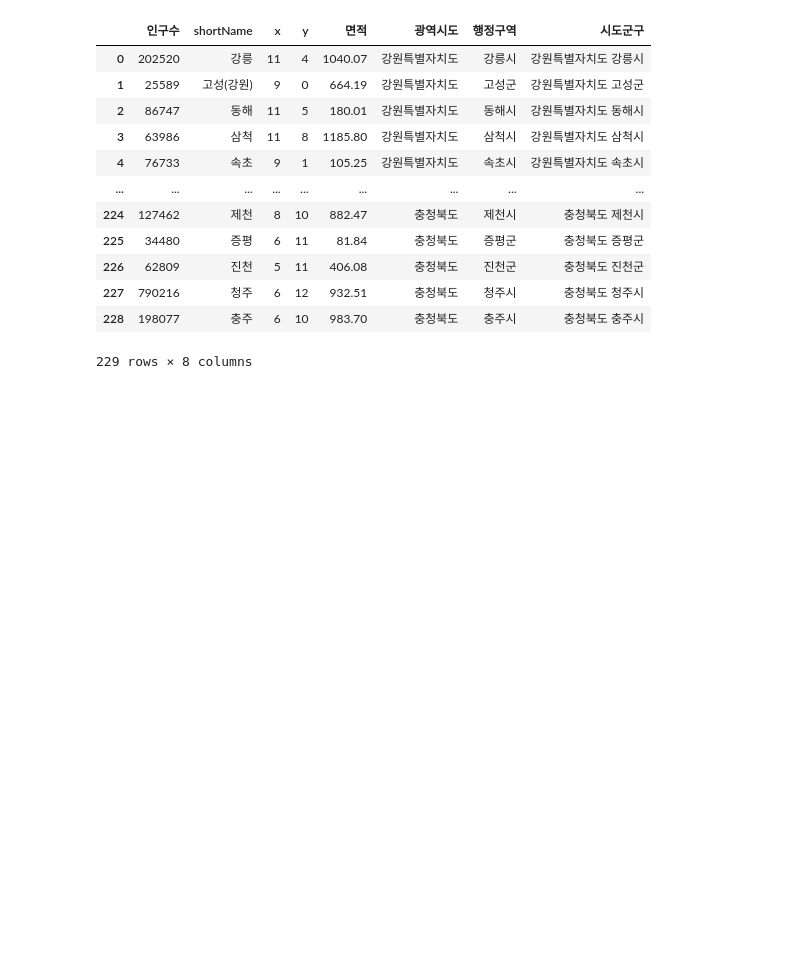
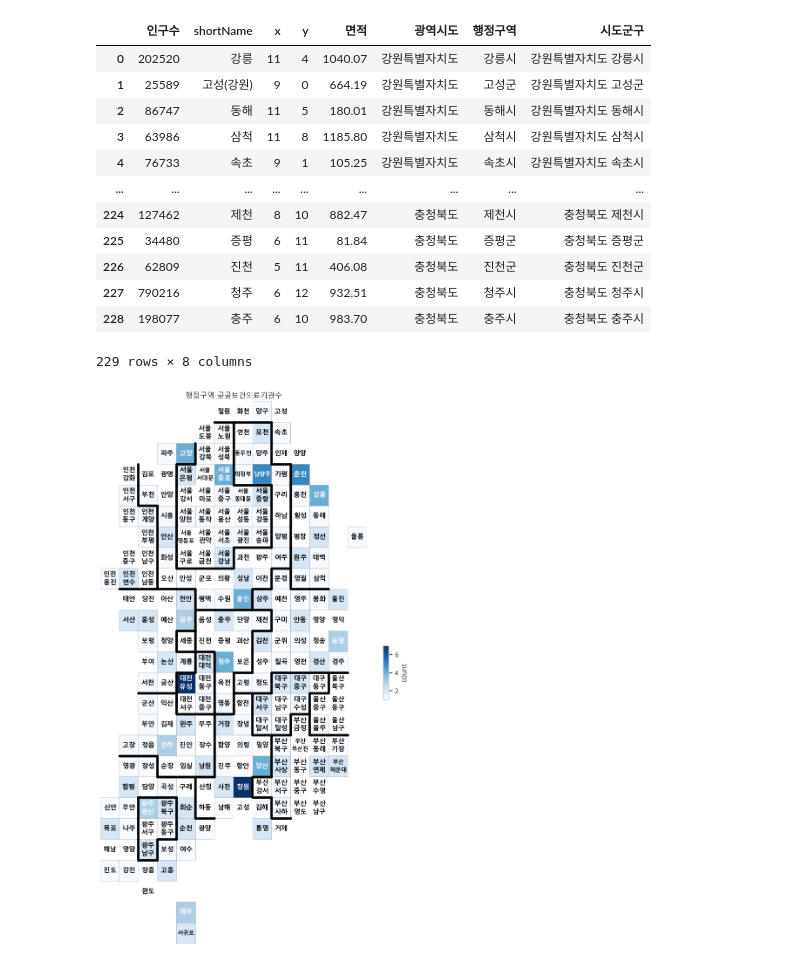
Before and after one commit to DoYeon999/Bigdata_230905, a Jupyter notebook: bigdata/해정구역별공공의료기관분석.ipynb, the cells around one changed output. Cells and saved outputs as stored; diff of their text form; code cells hidden in the pictures; blank space fills up the shorter version.

```diff
--- a/bigdata/해정구역별공공의료기관분석.ipynb
+++ b/bigdata/해정구역별공공의료기관분석.ipynb
@@ -458,3 +458,30 @@ data_draw_korea
 | 227 | 790216 | 청주 | 6 | 12 | 932.51 | 충청북도 | 청주시 | 충청북도 청주시 |
 | 228 | 198077 | 충주 | 6 | 10 | 983.70 | 충청북도 | 충주시 | 충청북도 충주시 |
 229 rows × 8 columns
+# %%
+data_draw_korea=data_draw_korea.set_index('시도군구')
+# %%
+data_population=pd.merge(data_draw_korea, addr_polulation2, how='outer', left_index=True, right_index=True)
+data_population
+data_population=data_population.drop_duplicates(subset=['x', 'y'])
+# %%
+BORDER_LINES = [
+    [(3, 2), (5, 2), (5, 3), (9, 3), (9, 1)], # 인천
+    [(2, 5), (3, 5), (3, 4), (8, 4), (8, 7), (7, 7), (7, 9), (4, 9), (4, 7), (1, 7)], # 서울
+    [(1, 6), (1, 9), (3, 9), (3, 10), (8, 10), (8, 9),
+     (9, 9), (9, 8), (10, 8), (10, 5), (9, 5), (9, 3)], # 경기도
+    [(9, 12), (9, 10), (8, 10)], # 강원도
+    [(10, 5), (11, 5), (11, 4), (12, 4), (12, 5), (13, 5),
+     (13, 4), (14, 4), (14, 2)], # 충청남도
+    [(11, 5), (12, 5), (12, 6), (15, 6), (15, 7), (13, 7),
+     (13, 8), (11, 8), (11, 9), (10, 9), (10, 8)], # 충청북도
+    [(14, 4), (15, 4), (15, 6)], # 대전시
+    [(14, 7), (14, 9), (13, 9), (13, 11), (13, 13)], # 경상북도
+    [(14, 8), (16, 8), (16, 10), (15, 10),
+     (15, 11), (14, 11), (14, 12), (13, 12)], # 대구시
+    [(15, 11), (16, 11), (16, 13)], # 울산시
+    [(17, 1), (17, 3), (18, 3), (18, 6), (15, 6)], # 전라북도
+    [(19, 2), (19, 4), (21, 4), (21, 3), (22, 3), (22, 2), (19, 2)], # 광주시
+    [(18, 5), (20, 5), (20, 6)], # 전라남도
+    [(16, 9), (18, 9), (18, 8), (19, 8), (19, 9), (20, 9), (20, 10)], # 부산시
+]
@@ -460,0 +543,4 @@ data_draw_korea
+# %%
+draw_blockMap(data_population,'count','행정구역 공공보건의료기관수', 'Blues')
+# %% [output]
+[figure, added]
```
Also changed, not shown: parts of 14 cells of this notebook, 3 other files.
